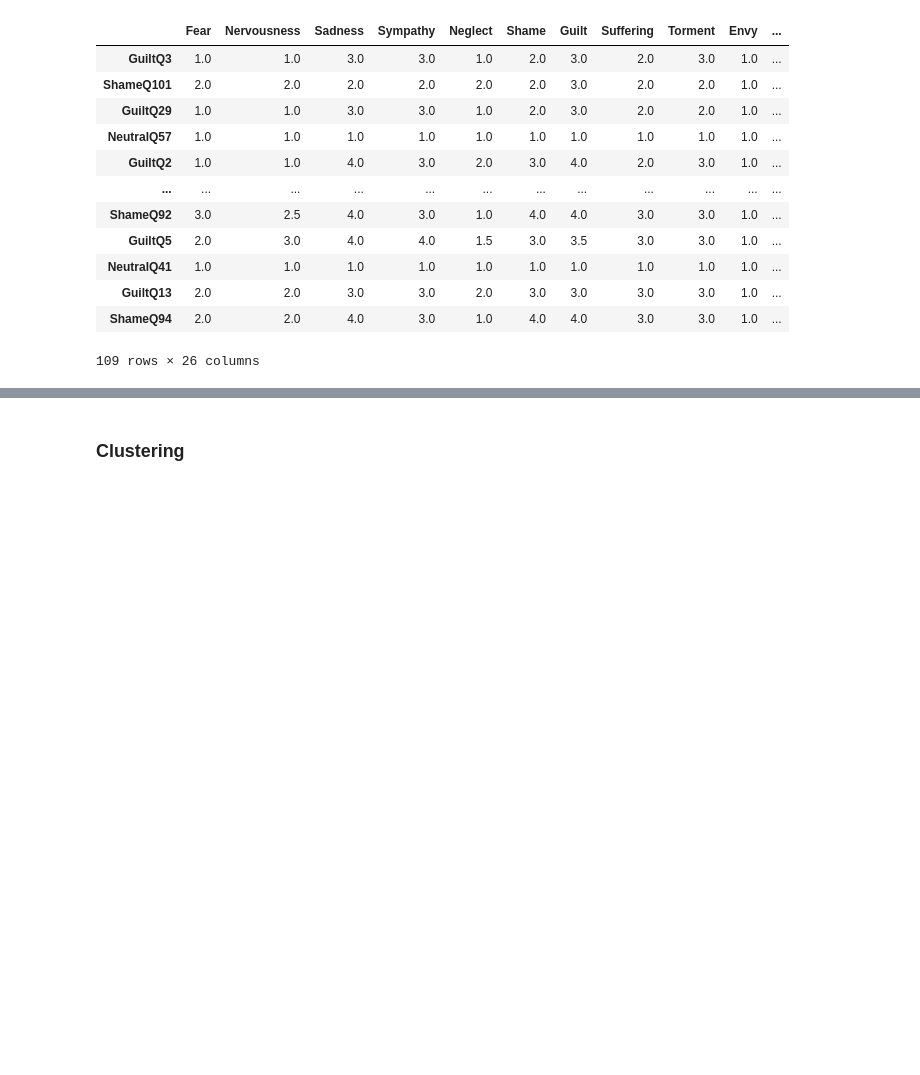
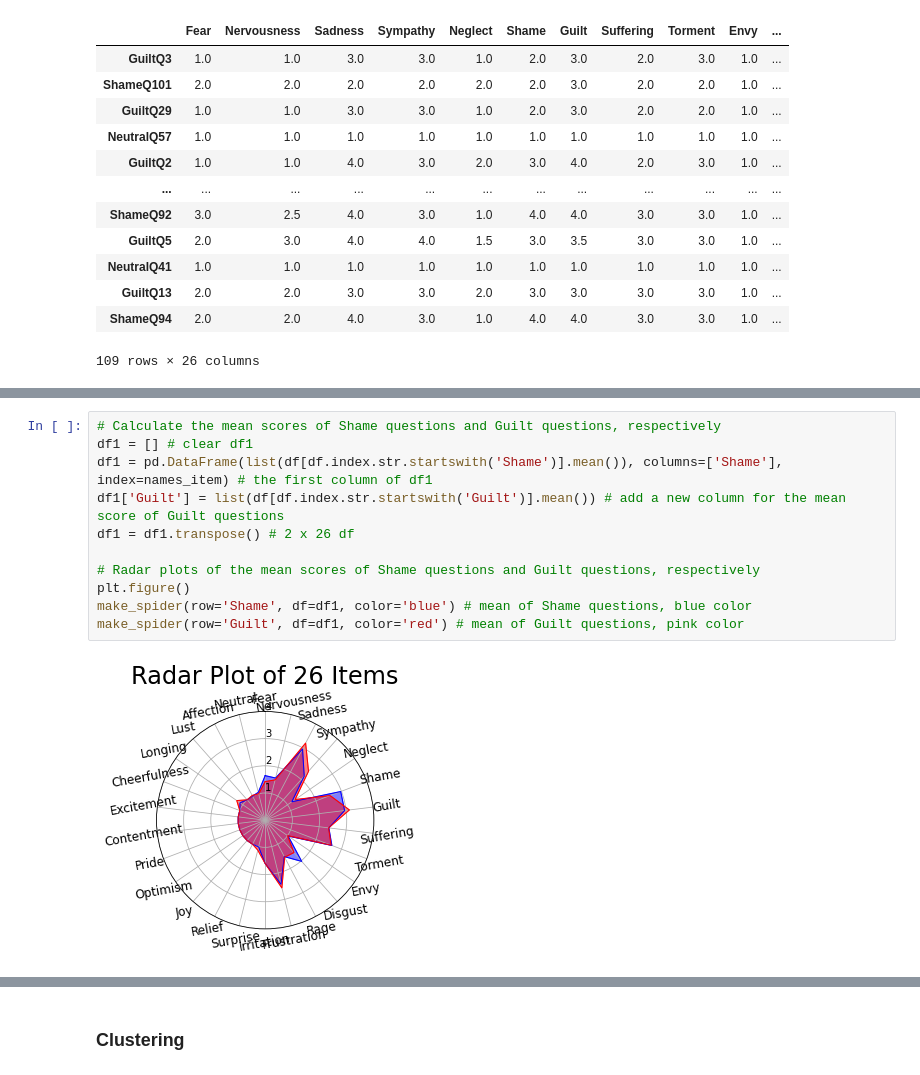
Before and after one commit to sundelinustc/Ratings_Shame_Guilt, a Jupyter notebook: SDL_Clustering_Sarah.ipynb, the cells around one changed output, grey strips where cells are left out. Drawn from its saved outputs; the diff is of its cells as text; blank space fills up the shorter version.

```diff
--- a/SDL_Clustering_Sarah.ipynb
+++ b/SDL_Clustering_Sarah.ipynb
@@ -238,3 +276,16 @@ def make_spider(df, row, color):
+# %%
+# Calculate the mean scores of Shame questions and Guilt questions, respectively
+df1 = [] # clear df1
+df1 = pd.DataFrame(list(df[df.index.str.startswith('Shame')].mean()), columns=['Shame'], index=names_item) # the first column of df1
+df1['Guilt'] = list(df[df.index.str.startswith('Guilt')].mean()) # add a new column for the mean score of Guilt questions
+df1 = df1.transpose() # 2 x 26 df
+
+# Radar plots of the mean scores of Shame questions and Guilt questions, respectively
+plt.figure()
+make_spider(row='Shame', df=df1, color='blue') # mean of Shame questions, blue color
+make_spider(row='Guilt', df=df1, color='red') # mean of Guilt questions, pink color
+# %% [output]
+[figure, added]
 # %%
 # Display the 2 questions with the largest Shame or Guilt ratings
 plt.figure()
```
Also changed, not shown: parts of 14 cells of this notebook.
